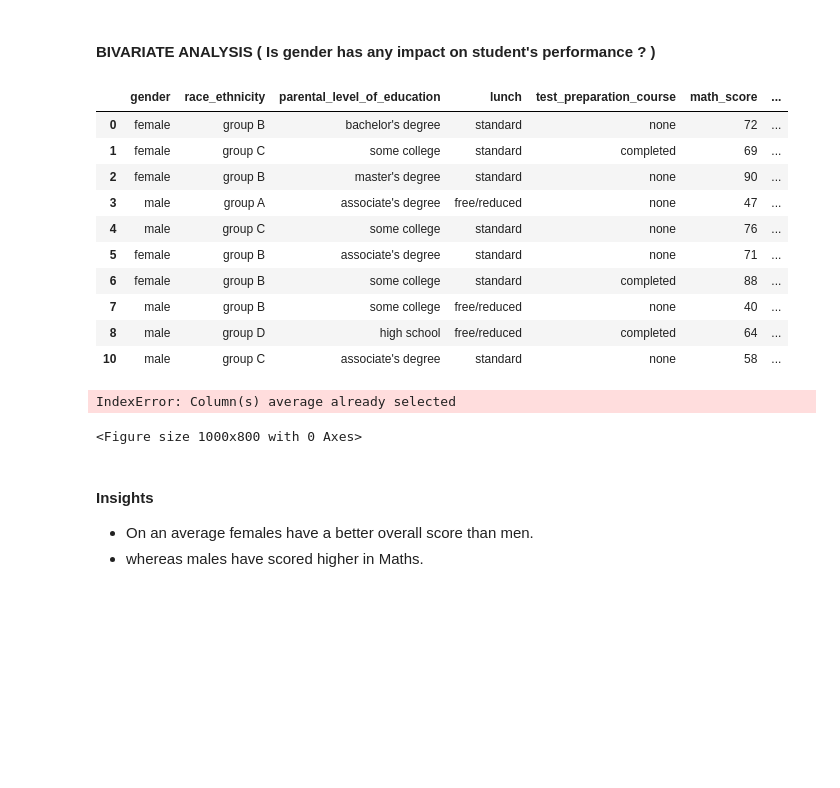
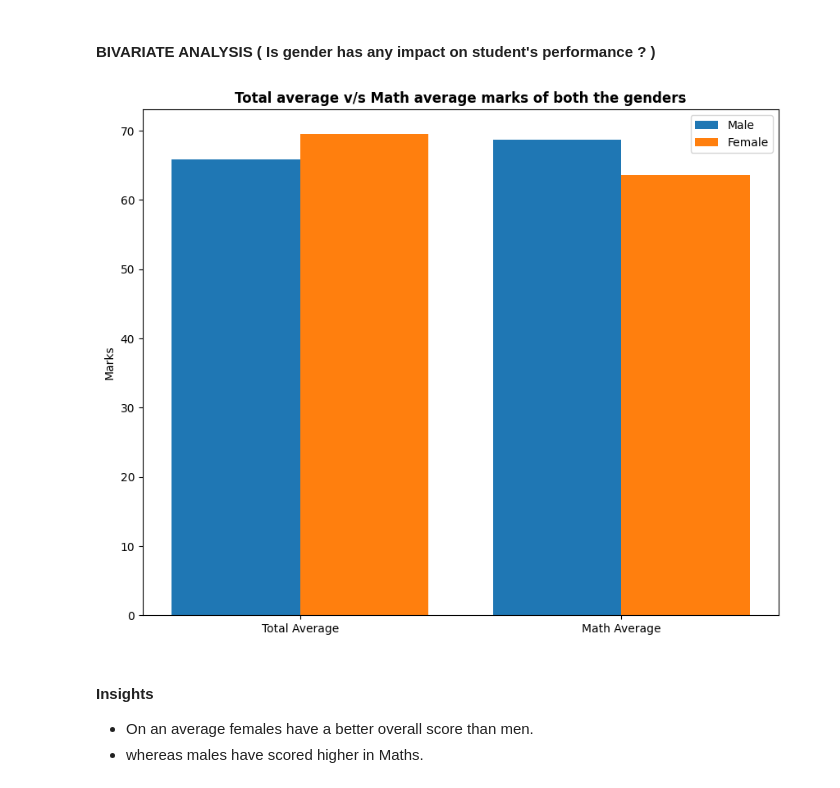
Before and after one commit to KHERCHOUCHE-ANOUAR/mlproject, a Jupyter notebook: notebook/1 . EDA STUDENT PERFORMANCE .ipynb, the cells around one changed output. Drawn from its saved outputs; the diff is of its cells as text; code cells hidden in the pictures; blank space fills up the shorter version.

```diff
--- a/notebook/1 . EDA STUDENT PERFORMANCE .ipynb
+++ b/notebook/1 . EDA STUDENT PERFORMANCE .ipynb
@@ -428,42 +428,30 @@ plt.show()
 # %% [markdown]
 #### BIVARIATE ANALYSIS ( Is gender has any impact on student's performance ? )
 # %%
-gender_group = df.groupby('gender')['gender'].mean()
-gender_group.head()
+gender_group = df.groupby('gender')
+# Show the mean scores for each gender group
+gender_group=gender_group[['math_score', 'reading_score', 'writing_score', 'total score', 'average']].mean()
-# %% [output]
-|  | gender | race_ethnicity | parental_level_of_education | lunch | test_preparation_course | math_score | ... |
-| 0 | female | group B | bachelor's degree | standard | none | 72 | ... |
-| 1 | female | group C | some college | standard | completed | 69 | ... |
-| 2 | female | group B | master's degree | standard | none | 90 | ... |
-| 3 | male | group A | associate's degree | free/reduced | none | 47 | ... |
-| 4 | male | group C | some college | standard | none | 76 | ... |
-| 5 | female | group B | associate's degree | standard | none | 71 | ... |
-| 6 | female | group B | some college | standard | completed | 88 | ... |
-| 7 | male | group B | some college | free/reduced | none | 40 | ... |
-| 8 | male | group D | high school | free/reduced | completed | 64 | ... |
-| 10 | male | group C | associate's degree | standard | none | 58 | ... |
 # %%
 plt.figure(figsize=(10, 8))
 
 X = ['Total Average','Math Average']
 
 
-female_scores = [gender_group['average'][0], gender_group['math score'][0]]
-male_scores = [gender_group['average'][1], gender_group['math score'][1]]
+female_scores = [gender_group['average'][0], gender_group['math_score'][0]]
+male_scores = [gender_group['average'][1], gender_group['math_score'][1]]
 
 X_axis = np.arange(len(X))
 
 plt.bar(X_axis - 0.2, male_scores, 0.4, label = 'Male')
 plt.bar(X_axis + 0.2, female_scores, 0.4, label = 'Female')
 
 plt.xticks(X_axis, X)
 plt.ylabel("Marks")
 plt.title("Total average v/s Math average marks of both the genders", fontweight='bold')
 plt.legend()
 plt.show()
 # %% [output]
-IndexError: Column(s) average already selected
-<Figure size 1000x800 with 0 Axes>
+[figure, added]
 # %% [markdown]
 #### Insights
 - On an average females have a better overall score than men.
```
Also changed, not shown: parts of 11 cells of this notebook, 2 other files.
